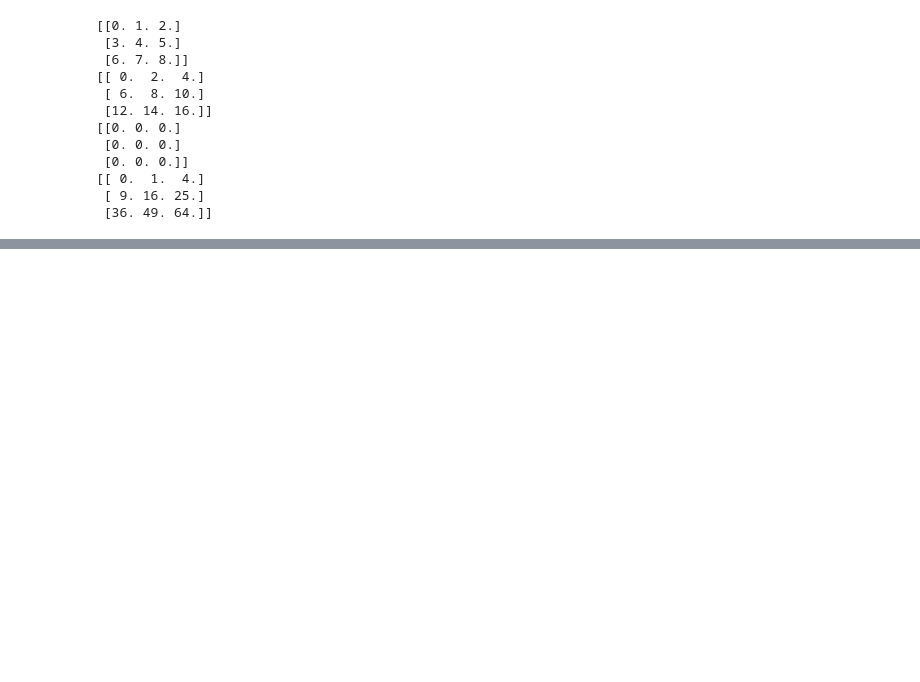
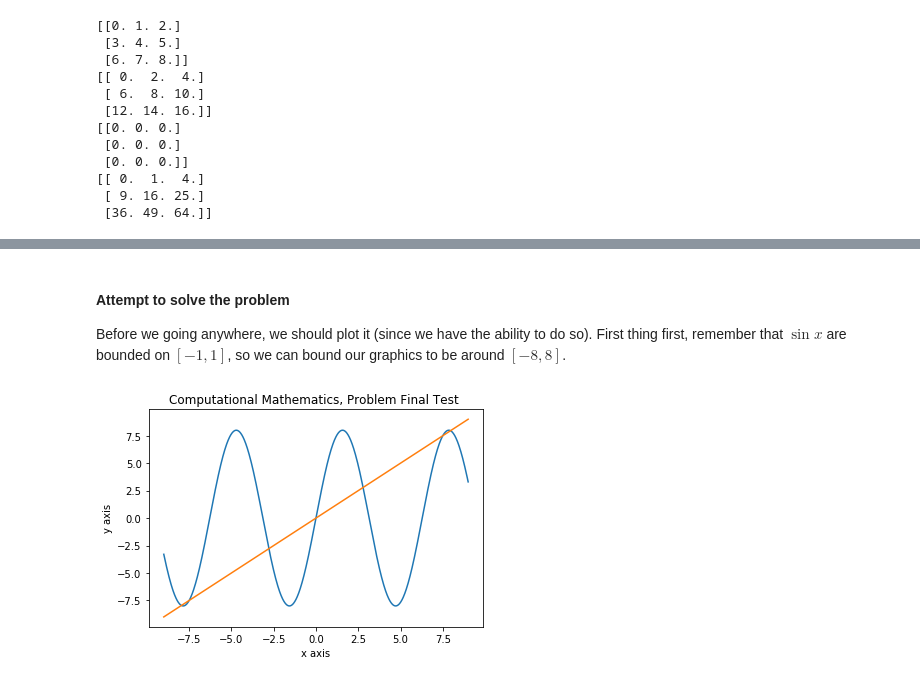
Before and after one commit to rud72k/workshopintro, a Jupyter notebook: 6 Numpy.ipynb, the cells around one changed output, grey strips where cells are left out. Saved outputs shown, nothing was run; the diff lists cells and outputs as text; code cells hidden in the pictures; blank space fills up the shorter version.

```diff
--- a/6 Numpy.ipynb
+++ b/6 Numpy.ipynb
@@ -127,0 +206,20 @@ print(np.multiply(a,b))
+# %% [markdown]
+#### Attempt to solve the problem
+
+Before we going anywhere, we should plot it (since we have the ability to do so). First thing first, remember that $\sin x$ are bounded on $[-1,1]$, so we can bound our graphics to be around $[-8,8]$.
+# %%
+import numpy as np
+from numpy import poly1d
+import matplotlib.pyplot as plt
+
+
+x = np.linspace(-9,9,1000)
+y = 8*np.sin(x)
+z = x
+plt.title("Computational Mathematics, Problem Final Test ")
+plt.xlabel("x axis")
+plt.ylabel("y axis")
+plt.plot(x,y,x,z)
+plt.show()
+# %% [output]
+[figure, added]
```
Also changed, not shown: parts of 18 cells of this notebook.
